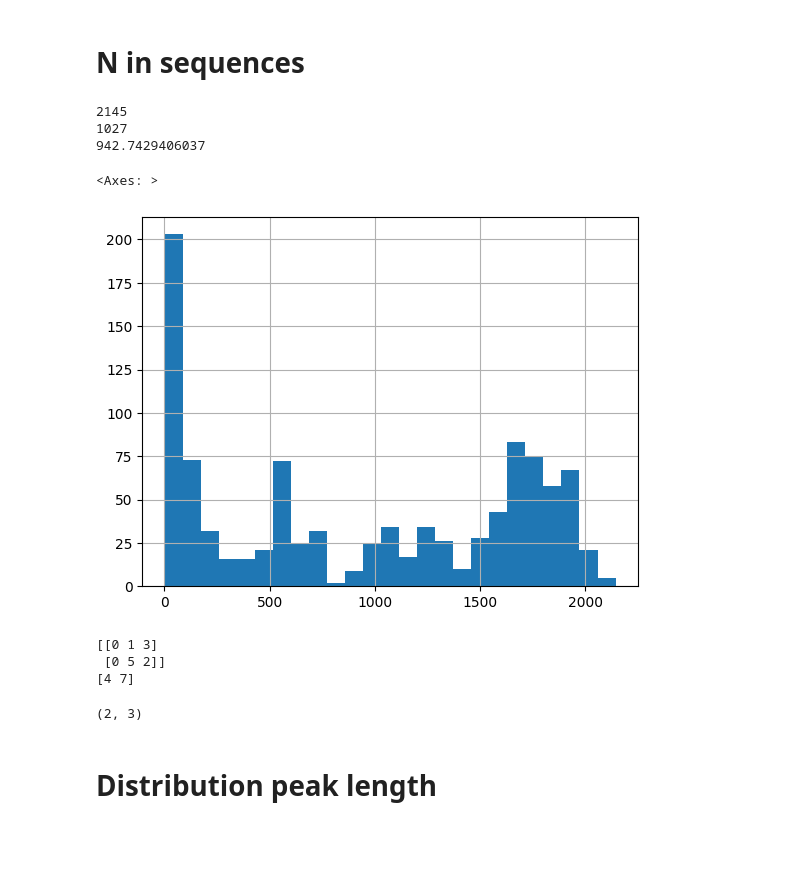
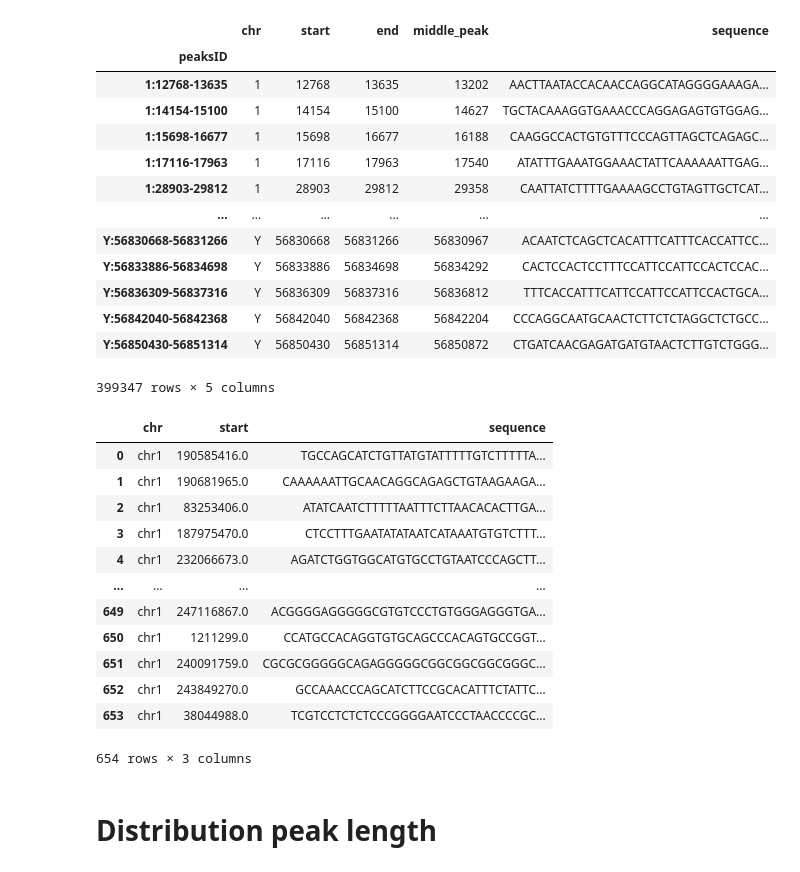
Before and after one commit to alexiaDorm/master-thesis, a Jupyter notebook: src/test.ipynb, the cells around one changed output. Saved outputs shown, nothing was run; the diff lists cells and outputs as text; code cells hidden in the pictures; blank space fills up the shorter version.

```diff
--- a/src/test.ipynb
+++ b/src/test.ipynb
@@ -6,26 +2,0 @@ View of AnnData object with n_obs × n_vars = 45 × 499870
-# %% [markdown]
-# N in sequences
-# %%
-print(np.max(count_N))
-print(np.sum(count_N >0))
-print(np.mean(count_N[count_N>0]))
-
-count_N[count_N>0].hist(bins=25)
-# %% [output]
-2145
-1027
-942.7429406037
-<Axes: >
-[figure, removed]
-# %%
-test = np.array([[0, 1, 3], [0, 5, 2]])
-total = test.sum(axis=1)
-print(test)
-print(total)
-
-(test.T/total * 100000).T.shape
-# %% [output]
-[[0 1 3]
- [0 5 2]]
-[4 7]
-(2, 3)
@@ -32,3 +5,43 @@ print(total)
+# %%
+import pickle
+with open('../results/peaks_seq.pkl', 'rb') as file:
+    peaks = pickle.load(file)
+
+peaks
+# %% [output]
+|  | chr | start | end | middle_peak | sequence |
+| peaksID |  |  |  |  |  |
+| 1:12768-13635 | 1 | 12768 | 13635 | 13202 | AACTTAATACCACAACCAGGCATAGGGGAAAGA... |
+| 1:14154-15100 | 1 | 14154 | 15100 | 14627 | TGCTACAAAGGTGAAACCCAGGAGAGTGTGGAG... |
+| 1:15698-16677 | 1 | 15698 | 16677 | 16188 | CAAGGCCACTGTGTTTCCCAGTTAGCTCAGAGC... |
+| 1:17116-17963 | 1 | 17116 | 17963 | 17540 | ATATTTGAAATGGAAACTATTCAAAAAATTGAG... |
+| 1:28903-29812 | 1 | 28903 | 29812 | 29358 | CAATTATCTTTTGAAAAGCCTGTAGTTGCTCAT... |
+| ... | ... | ... | ... | ... | ... |
+| Y:56830668-56831266 | Y | 56830668 | 56831266 | 56830967 | ACAATCTCAGCTCACATTTCATTTCACCATTCC... |
+| Y:56833886-56834698 | Y | 56833886 | 56834698 | 56834292 | CACTCCACTCCTTTCCATTCCATTCCACTCCAC... |
+| Y:56836309-56837316 | Y | 56836309 | 56837316 | 56836812 | TTTCACCATTTCATTCCATTCCATTCCACTGCA... |
+| Y:56842040-56842368 | Y | 56842040 | 56842368 | 56842204 | CCCAGGCAATGCAACTCTTCTCTAGGCTCTGCC... |
+| Y:56850430-56851314 | Y | 56850430 | 56851314 | 56850872 | CTGATCAACGAGATGATGTAACTCTTGTCTGGG... |
+399347 rows × 5 columns
+# %%
+with open('../results/match_GC.pkl', 'rb') as file:
+    peaks = pickle.load(file)
+
+peaks
+# %% [output]
+|  | chr | start | sequence |
+| 0 | chr1 | 190585416.0 | TGCCAGCATCTGTTATGTATTTTTGTCTTTTTA... |
+| 1 | chr1 | 190681965.0 | CAAAAAATTGCAACAGGCAGAGCTGTAAGAAGA... |
+| 2 | chr1 | 83253406.0 | ATATCAATCTTTTTAATTTCTTAACACACTTGA... |
+| 3 | chr1 | 187975470.0 | CTCCTTTGAATATATAATCATAAATGTGTCTTT... |
+| 4 | chr1 | 232066673.0 | AGATCTGGTGGCATGTGCCTGTAATCCCAGCTT... |
+| ... | ... | ... | ... |
+| 649 | chr1 | 247116867.0 | ACGGGGAGGGGGCGTGTCCCTGTGGGAGGGTGA... |
+| 650 | chr1 | 1211299.0 | CCATGCCACAGGTGTGCAGCCCACAGTGCCGGT... |
+| 651 | chr1 | 240091759.0 | CGCGCGGGGGCAGAGGGGGCGGCGGCGGCGGGC... |
+| 652 | chr1 | 243849270.0 | GCCAAACCCAGCATCTTCCGCACATTTCTATTC... |
+| 653 | chr1 | 38044988.0 | TCGTCCTCTCTCCCGGGGAATCCCTAACCCCGC... |
+654 rows × 3 columns
 # %% [markdown]
 # Distribution peak length
 # %%
```
Also changed, not shown: parts of 20 cells of this notebook, 6 other files.
